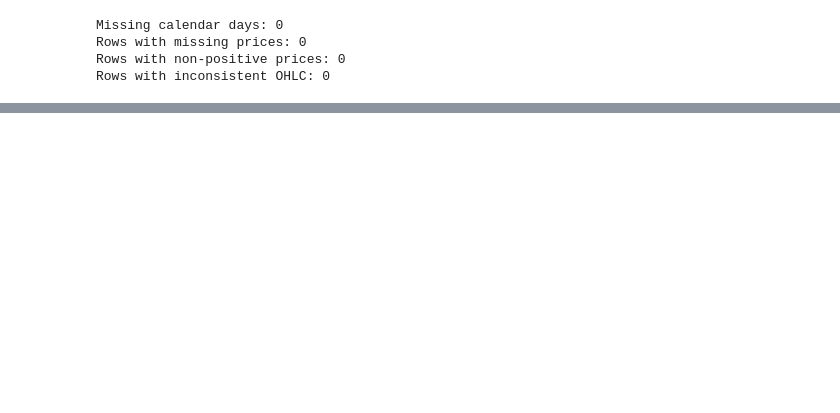
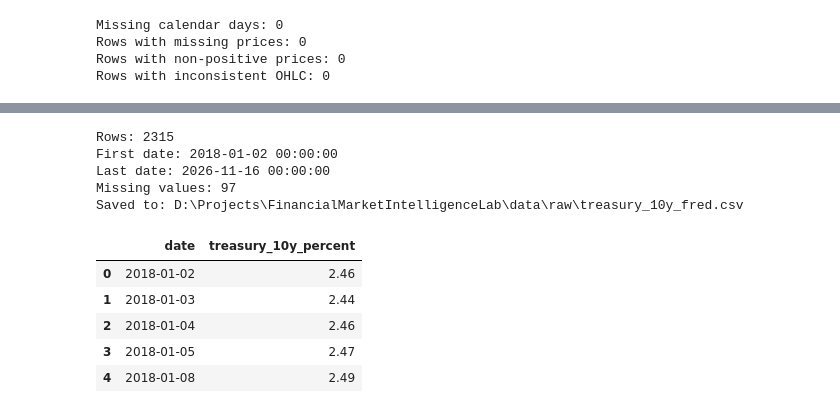
Before and after one commit to TodorYankov/FinancialMarketIntelligenceLab, a Jupyter notebook: notebooks/01_data_exploration.ipynb, the cells around one changed output, grey strips where cells are left out. Saved outputs shown, nothing was run; the diff lists cells and outputs as text; code cells hidden in the pictures; blank space fills up the shorter version.

```diff
--- a/notebooks/01_data_exploration.ipynb
+++ b/notebooks/01_data_exploration.ipynb
@@ -335,0 +431,51 @@ Rows with inconsistent OHLC: 0
+# %%
+import pandas as pd
+from pathlib import Path
+
+url = (
+    "https://fred.stlouisfed.org/graph/fredgraph.csv"
+    "?id=DGS10&cosd=2018-01-01&coed=2026-11-17"
+)
+
+treasury = pd.read_csv(url, na_values=["."])
+
+treasury = treasury.rename(columns={
+    treasury.columns[0]: "date",
+    "DGS10": "treasury_10y_percent"
+})
+
+treasury["date"] = pd.to_datetime(
+    treasury["date"], errors="raise"
+)
+treasury["treasury_10y_percent"] = pd.to_numeric(
+    treasury["treasury_10y_percent"], errors="raise"
+)
+
+treasury = treasury.sort_values("date").reset_index(drop=True)
+
+print("Rows:", len(treasury))
+print("First date:", treasury["date"].min())
+print("Last date:", treasury["date"].max())
+print("Missing values:", treasury["treasury_10y_percent"].isna().sum())
+
+if treasury.empty or treasury["date"].min() > pd.Timestamp("2018-01-31"):
+    raise ValueError("Полученият период е непълен — провери резултата.")
+
+output = Path("../data/raw/treasury_10y_fred.csv")
+output.parent.mkdir(parents=True, exist_ok=True)
+treasury.to_csv(output, index=False)
+
+print("Saved to:", output.resolve())
+display(treasury.head())
+# %% [output]
+Rows: 2315
+First date: 2018-01-02 00:00:00
+Last date: 2026-11-16 00:00:00
+Missing values: 97
+Saved to: D:\Projects\FinancialMarketIntelligenceLab\data\raw\treasury_10y_fred.csv
+|  | date | treasury_10y_percent |
+| 0 | 2018-01-02 | 2.46 |
+| 1 | 2018-01-03 | 2.44 |
+| 2 | 2018-01-04 | 2.46 |
+| 3 | 2018-01-05 | 2.47 |
+| 4 | 2018-01-08 | 2.49 |
```
Also changed, not shown: parts of 3 cells of this notebook, 1 other file.
